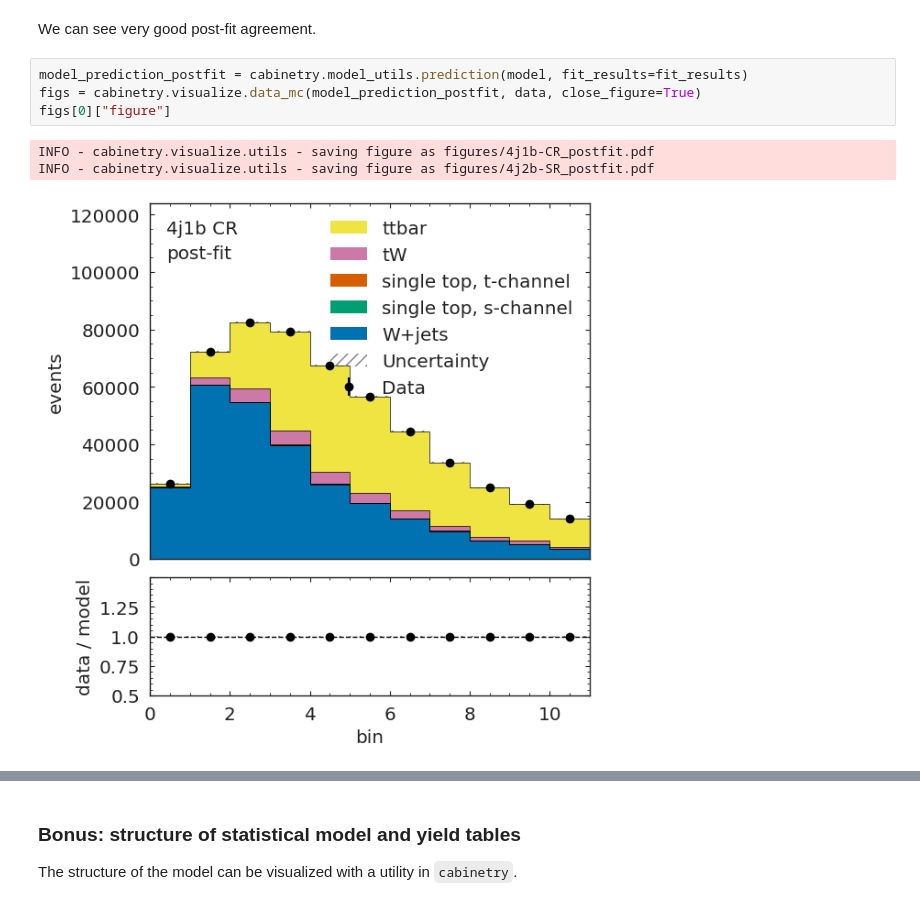
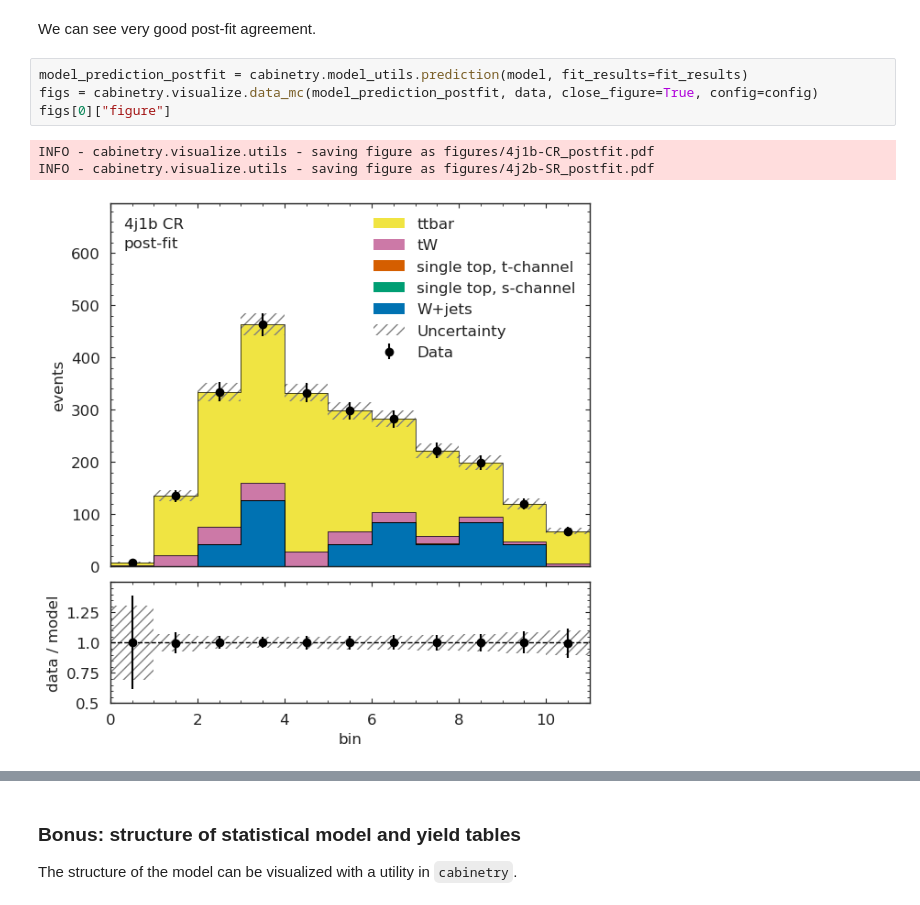
Before and after one commit to alexander-held/CompHEP-2023-AGC, a Jupyter notebook: talk.ipynb, the cells around one changed output, grey strips where cells are left out. Saved outputs shown, nothing was run; the diff lists cells and outputs as text.

```diff
--- a/talk.ipynb
+++ b/talk.ipynb
@@ -603,12 +572,12 @@ figs[1]["figure"]
 We can see very good post-fit agreement.
 # %%
 model_prediction_postfit = cabinetry.model_utils.prediction(model, fit_results=fit_results)
-figs = cabinetry.visualize.data_mc(model_prediction_postfit, data, close_figure=True)
+figs = cabinetry.visualize.data_mc(model_prediction_postfit, data, close_figure=True, config=config)
 figs[0]["figure"]
 # %% [output]
 INFO - cabinetry.visualize.utils - saving figure as figures/4j1b-CR_postfit.pdf
 INFO - cabinetry.visualize.utils - saving figure as figures/4j2b-SR_postfit.pdf
-[figure, old version]
+[figure, new version]
 # %%
 figs[1]["figure"]
 # %% [output]
```
Also changed, not shown: parts of 34 cells of this notebook, 3 other files.
